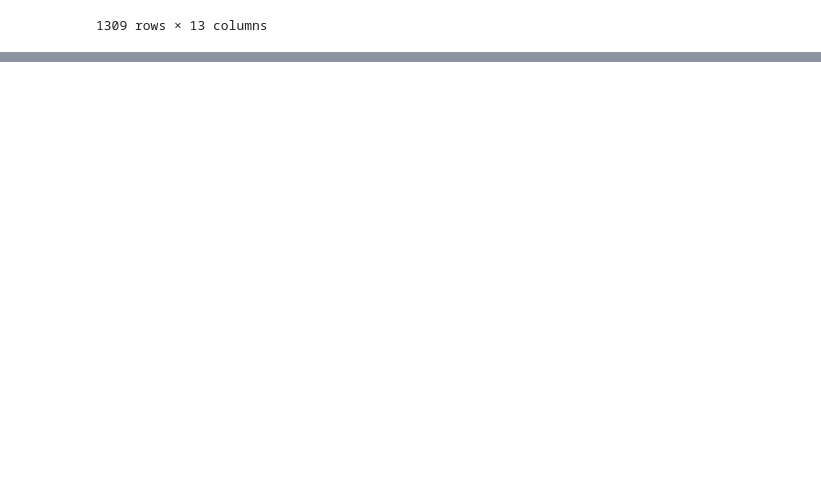
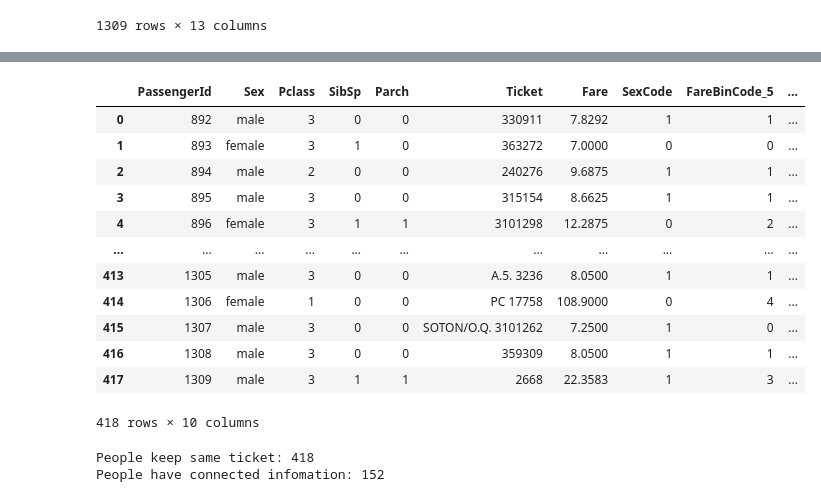
Before and after one commit to morpheus9631/titanic, a Jupyter notebook: ipynb/train_v3.ipynb, the cells around one changed output, grey strips where cells are left out. Drawn from its saved outputs; the diff is of its cells as text; code cells hidden in the pictures; blank space fills up the shorter version.

```diff
--- a/ipynb/train_v3.ipynb
+++ b/ipynb/train_v3.ipynb
@@ -222,0 +436,65 @@ display(df.head(15))
+# %%
+# Prediction
+features = ['PassengerId', 'Sex', 'Pclass', 'SibSp', 'Parch', 'Ticket', 'Fare']
+df_dset = df_test[features]
+# display(df_dset.head())
+
+# For SexCode
+le = LabelEncoder()
+df_dset['SexCode'] = le.fit_transform(df_dset.Sex)
+# display(df_dset.head())
+
+# For FareBin5
+df_dset['FareBin_5'] = pd.qcut(df_dset.Fare, 5)
+df_dset['FareBinCode_5'] = le.fit_transform(df_dset['FareBin_5'])
+df_dset.drop(['FareBin_5'], axis=1, inplace=True)
+# display(df_dset.head())
+
+# For Connected_Survival
+cols_conn = ['PassengerId', 'Survived', 'SibSp', 'Parch', 'Ticket']
+df_conn = df_data[cols_conn]
+df_conn['FamilySize'] = df_dset.SibSp + df_dset.Parch + 1
+df_conn['Connected_Survival'] = 0.5
+# display(df_conn)
+
+for tk, df_gp in df_conn.groupby('Ticket'):
+    if len(df_gp) > 1:
+        for idx, row in df_gp.iterrows():
+            smax = df_gp.drop(idx).Survived.max()
+            smin = df_gp.drop(idx).Survived.min()
+            passId = row.PassengerId
+            if (smax == 1.0):
+                df_conn.loc[df_conn.PassengerId == passId, 'Connected_Survival'] = 1
+            elif (smax == 0.0):
+                df_conn.loc[df_conn.PassengerId == passId, 'Connected_Survival'] = 0
+
+df_dset['Connected_Survival'] = df_conn[df_conn.PassengerId.isin(df_test.PassengerId)]['Connected_Survival']
+display(df_dset)
+
+# print
+print('People keep same ticket: {}'.format(len(df_dset)))
+
+num_conn = df_dset[df_dset.Connected_Survival != 0.5]['Connected_Survival'].count()
+print('People have connected infomation: {}'.format(num_conn))
+
+features = ['SexCode', 'Pclass', 'FareBinCode_5', 'Connected_Survival']
+inps = df_dset.filter(features, axis=1)
+
+df_dset['Survived'] = model_conn.predict(inps)
+display(df_data.head())
+# %% [output]
+|  | PassengerId | Sex | Pclass | SibSp | Parch | Ticket | Fare | SexCode | FareBinCode_5 | ... |
+| 0 | 892 | male | 3 | 0 | 0 | 330911 | 7.8292 | 1 | 1 | ... |
+| 1 | 893 | female | 3 | 1 | 0 | 363272 | 7.0000 | 0 | 0 | ... |
+| 2 | 894 | male | 2 | 0 | 0 | 240276 | 9.6875 | 1 | 1 | ... |
+| 3 | 895 | male | 3 | 0 | 0 | 315154 | 8.6625 | 1 | 1 | ... |
+| 4 | 896 | female | 3 | 1 | 1 | 3101298 | 12.2875 | 0 | 2 | ... |
+| ... | ... | ... | ... | ... | ... | ... | ... | ... | ... | ... |
+| 413 | 1305 | male | 3 | 0 | 0 | A.5. 3236 | 8.0500 | 1 | 1 | ... |
+| 414 | 1306 | female | 1 | 0 | 0 | PC 17758 | 108.9000 | 0 | 4 | ... |
+| 415 | 1307 | male | 3 | 0 | 0 | SOTON/O.Q. 3101262 | 7.2500 | 1 | 0 | ... |
+| 416 | 1308 | male | 3 | 0 | 0 | 359309 | 8.0500 | 1 | 1 | ... |
+| 417 | 1309 | male | 3 | 1 | 1 | 2668 | 22.3583 | 1 | 3 | ... |
+418 rows × 10 columns
+People keep same ticket: 418
+People have connected infomation: 152
```
Also changed, not shown: parts of 12 cells of this notebook, 2 other files.
